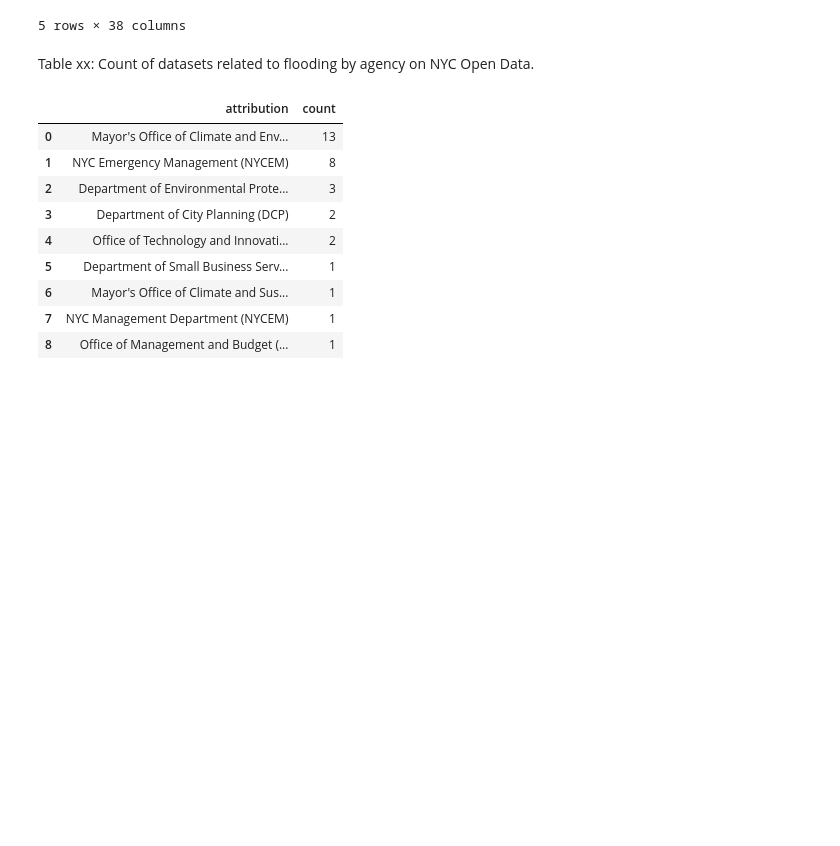
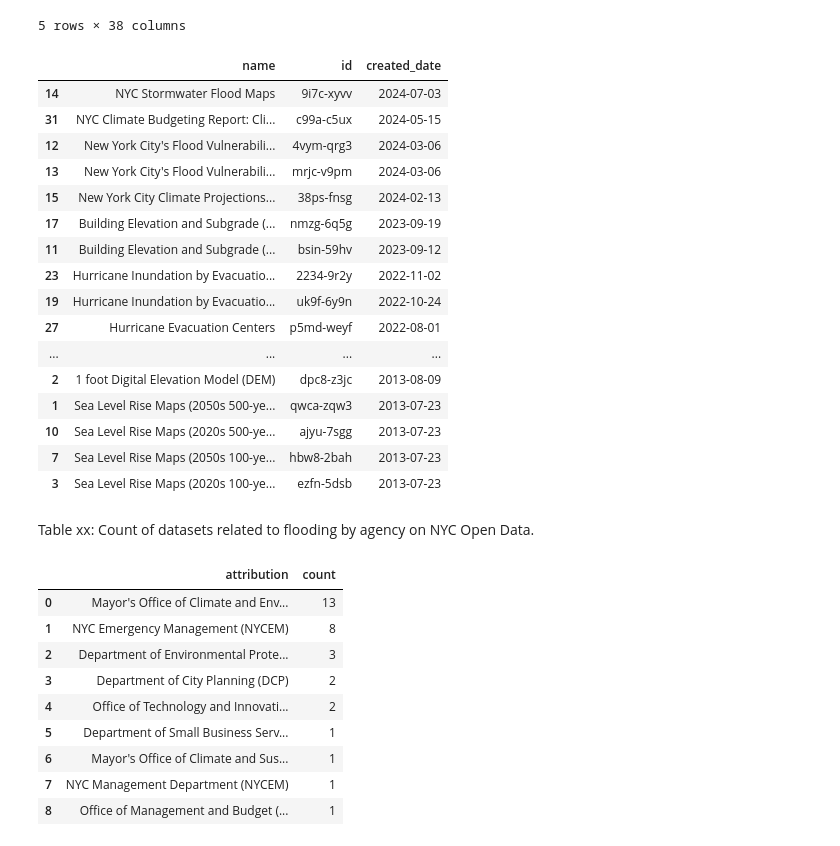
Before and after one commit to mebauer/nyc-flood-data, a Jupyter notebook: notebooks/analysis.ipynb, the cells around one changed output. Saved outputs shown, nothing was run; the diff lists cells and outputs as text; code cells hidden in the pictures; blank space fills up the shorter version.

```diff
--- a/notebooks/analysis.ipynb
+++ b/notebooks/analysis.ipynb
@@ -287,6 +287,30 @@ shape of data: (32, 38)
 | 3 | Sea Level Rise Maps (2020s 100-ye... | ezfn-5dsb | None | [] | This is the 100-Year Floodplain f... | Mayor's Office of Climate and Env... | None | ... |
 | 4 | DEP Green Infrastructure | spjh-pz7h | None | [] | NYC Green Infrastructure Program ... | Department of Environmental Prote... | None | ... |
 5 rows × 38 columns
+# %%
+# quick plot of most recent datasets
+(df
+ .loc[:, ['name', 'id', 'created_date']]
+ .sort_values(by='created_date', ascending=False)
+)
+# %% [output]
+|  | name | id | created_date |
+| 14 | NYC Stormwater Flood Maps | 9i7c-xyvv | 2024-07-03 |
+| 31 | NYC Climate Budgeting Report: Cli... | c99a-c5ux | 2024-05-15 |
+| 12 | New York City's Flood Vulnerabili... | 4vym-qrg3 | 2024-03-06 |
+| 13 | New York City's Flood Vulnerabili... | mrjc-v9pm | 2024-03-06 |
+| 15 | New York City Climate Projections... | 38ps-fnsg | 2024-02-13 |
+| 17 | Building Elevation and Subgrade (... | nmzg-6q5g | 2023-09-19 |
+| 11 | Building Elevation and Subgrade (... | bsin-59hv | 2023-09-12 |
+| 23 | Hurricane Inundation by Evacuatio... | 2234-9r2y | 2022-11-02 |
+| 19 | Hurricane Inundation by Evacuatio... | uk9f-6y9n | 2022-10-24 |
+| 27 | Hurricane Evacuation Centers | p5md-weyf | 2022-08-01 |
+| ... | ... | ... | ... |
+| 2 | 1 foot Digital Elevation Model (DEM) | dpc8-z3jc | 2013-08-09 |
+| 1 | Sea Level Rise Maps (2050s 500-ye... | qwca-zqw3 | 2013-07-23 |
+| 10 | Sea Level Rise Maps (2020s 500-ye... | ajyu-7sgg | 2013-07-23 |
+| 7 | Sea Level Rise Maps (2050s 100-ye... | hbw8-2bah | 2013-07-23 |
+| 3 | Sea Level Rise Maps (2020s 100-ye... | ezfn-5dsb | 2013-07-23 |
 # %% [markdown]
 Table xx: Count of datasets related to flooding by agency on NYC Open Data.
 # %%
```
Also changed, not shown: parts of 6 cells of this notebook, 2 other files.
